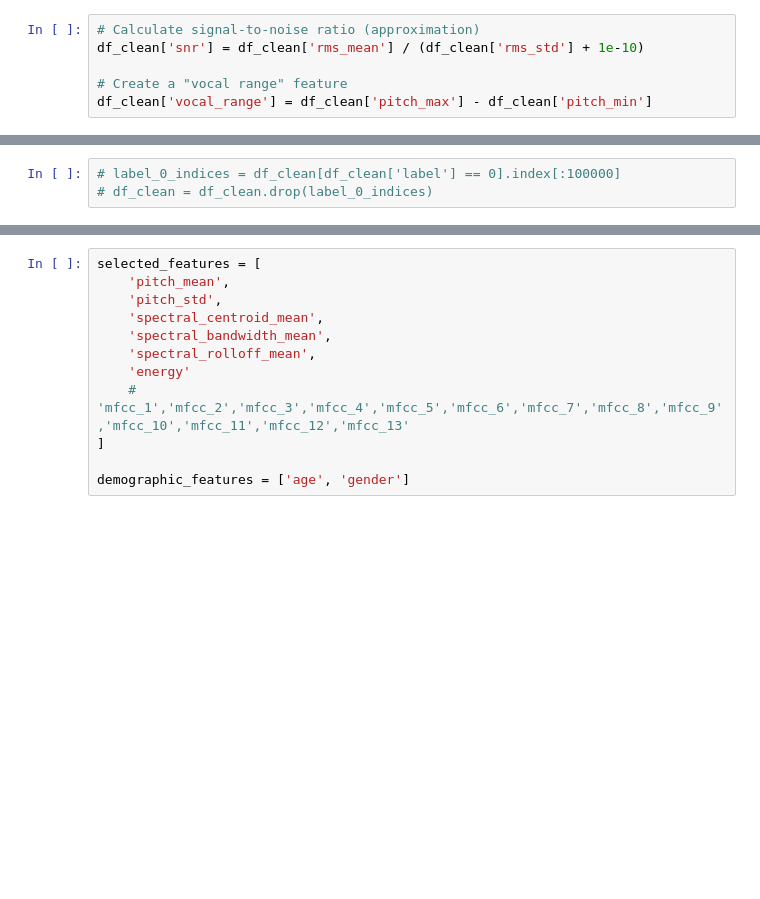
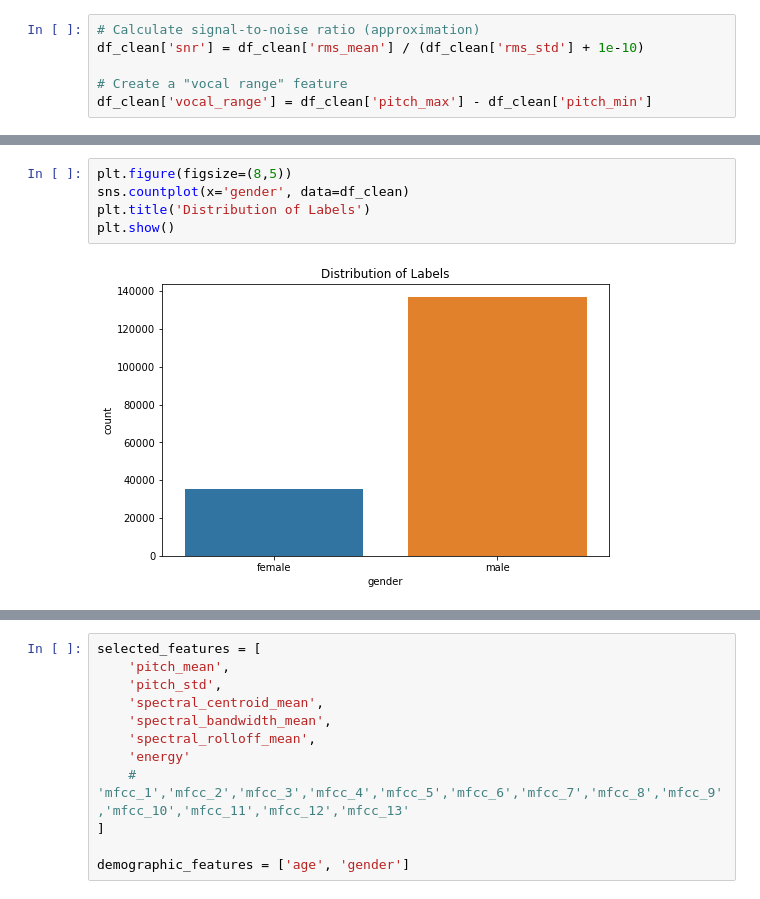
Before and after one commit to PeterSafwatHBK/Neural-Networks-Project, a Jupyter notebook: NN_Project.ipynb, the cells around one changed output, grey strips where cells are left out. Drawn from its saved outputs; the diff is of its cells as text; blank space fills up the shorter version.

```diff
--- a/NN_Project.ipynb
+++ b/NN_Project.ipynb
@@ -43,3 +66,7 @@ plt.show()
-# %%
-# label_0_indices = df_clean[df_clean['label'] == 0].index[:100000]
-# df_clean = df_clean.drop(label_0_indices)
+# %%
+plt.figure(figsize=(8,5))
+sns.countplot(x='gender', data=df_clean)
+plt.title('Distribution of Labels')
+plt.show()
+# %% [output]
+[figure, added]
```
Also changed, not shown: parts of 18 cells of this notebook.
